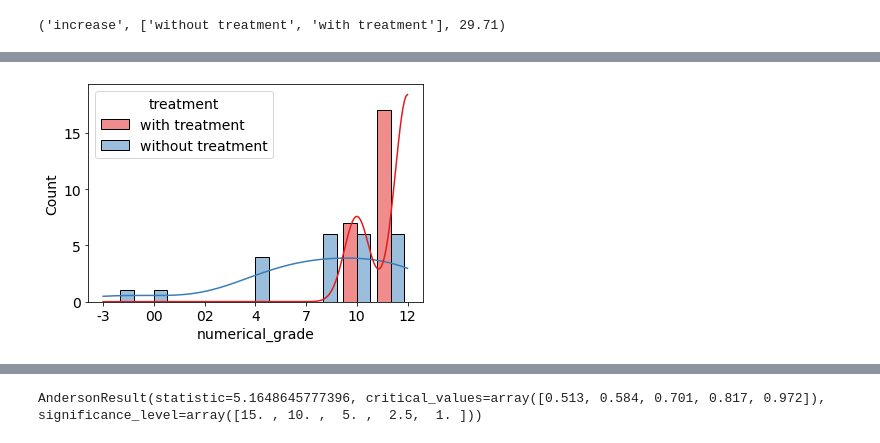
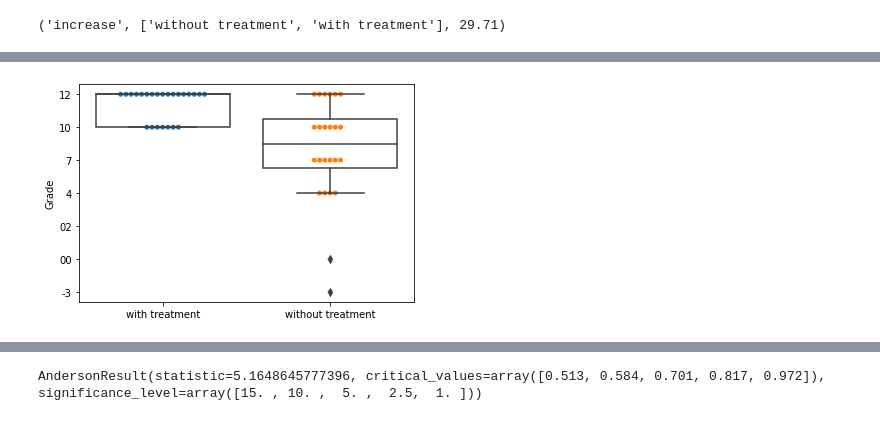
Before and after one commit to HelgeCPH/local_llm_experiment_setup, a Jupyter notebook: Analysis.ipynb, the cells around one changed output, grey strips where cells are left out. Drawn from its saved outputs; the diff is of its cells as text; code cells hidden in the pictures.

Commit message:
Refined plots

```diff
--- a/Analysis.ipynb
+++ b/Analysis.ipynb
@@ -488,0 +418,16 @@ def map_grade_to_str_label(danish_grade):
+# %%
+df_grades = df.groupby(["treatment", "experiment_subject"])["grade"].first().reset_index()
+
+group_ids = range(0, 7)  # 7 step scale
+grades = [-3, 0, 2, 4, 7, 10, 12]
+grade_labels = ["-3", "00", "02", "4", "7", "10", "12"]
+grade_map = dict(zip(grades, group_ids))
+grade_label_map = dict(zip(group_ids, grade_labels))
+
+df_grades["group"] = df_grades.grade.apply(lambda el: grade_map[el])
+df_grades.sort_values(by="group", inplace=True)
+df_grades["grade_labels"] = df_grades.group.apply(lambda el: grade_label_map[el])
+
+p = sns.histplot(data=df_grades, x="grade_labels", hue="treatment", multiple="dodge",  binwidth=10,  shrink=.8)
+p.set(xlabel="Grades on Danish 7-step scale")
+plt.savefig("images/grade_comparison.pdf", bbox_inches="tight")
@@ -489,17 +436,18 @@ def map_grade_to_str_label(danish_grade):
 # %%
-df["grade_label"] = df.grade.apply(map_grade_to_str_label)
-df_grades_with_treatment = df[df.llm_support == True].groupby("experiment_subject")["numerical_grade"].first().reset_index()
+df_grades_with_treatment = df[df.llm_support == True].groupby("experiment_subject")["grade"].first().reset_index()
 df_grades_with_treatment["treatment"] = "with treatment"
-df_grades_wo_treatment = df[df.llm_support == False].groupby("experiment_subject")["numerical_grade"].first().reset_index()
+df_grades_wo_treatment = df[df.llm_support == False].groupby("experiment_subject")["grade"].first().reset_index()
 df_grades_wo_treatment["treatment"] = "without treatment"
 
-#df_grades = pd.merge(df_grades_with_treatment, df_grades_wo_treatment, on="experiment_subject") # , left_index=True, right_index=True)
 df_grades = pd.concat((df_grades_with_treatment, df_grades_wo_treatment), axis=0, ignore_index=True)
-#df_grades.rename(columns={"numerical_grade_x": "with treatment", "numerical_grade_y": "without treatment"}, inplace=True)
 df_grades.drop(columns=["experiment_subject"], inplace=True)
-df_grades
-p = sns.histplot(data=df_grades, x="numerical_grade", hue="treatment", multiple="dodge", kde=True,  shrink=.8)
-p.set_xticks(range(7), labels=["-3", "00", "02", "4", "7", "10", "12"])
-plt.savefig("images/grade_comparison.pdf", bbox_inches="tight")
+
+df_grades["group"] = df_grades.grade.apply(lambda el: grade_map[el])
+p1 = sns.boxplot(data=df_grades, x="treatment", y="group", boxprops={"facecolor": "None"})
+p2 = sns.swarmplot(data=df_grades, x="treatment", y="group", zorder=.5)
+p1.set(xlabel=None)
+p1.set(ylabel="Grade")
+p1.set_yticks(range(7), labels=["-3", "00", "02", "4", "7", "10", "12"])
+plt.savefig("images/grade_comparison_boxplot.pdf", bbox_inches="tight")
 # %% [output]
-[figure, old version]
+[figure, new version]
```
Also changed, not shown: parts of 27 cells of this notebook, 10 other files.
